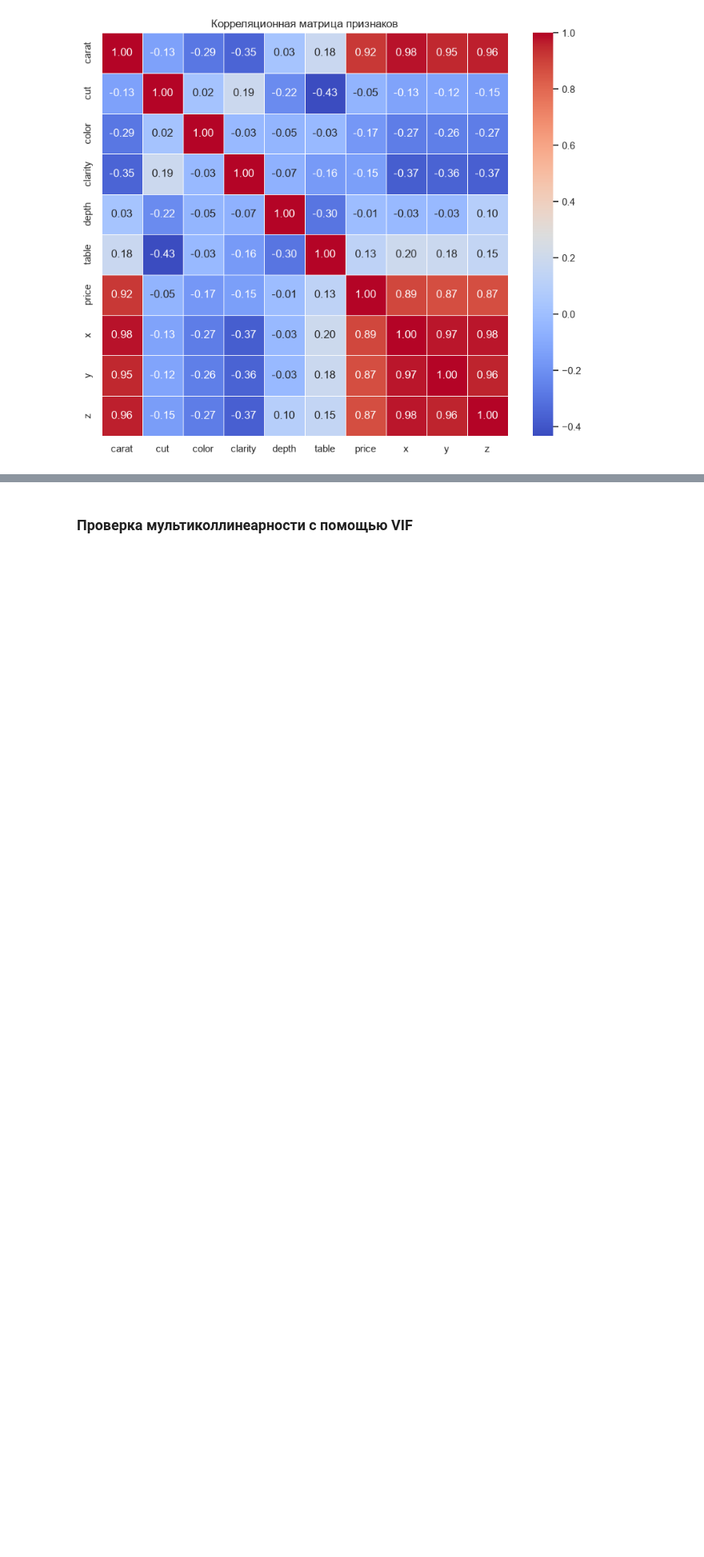
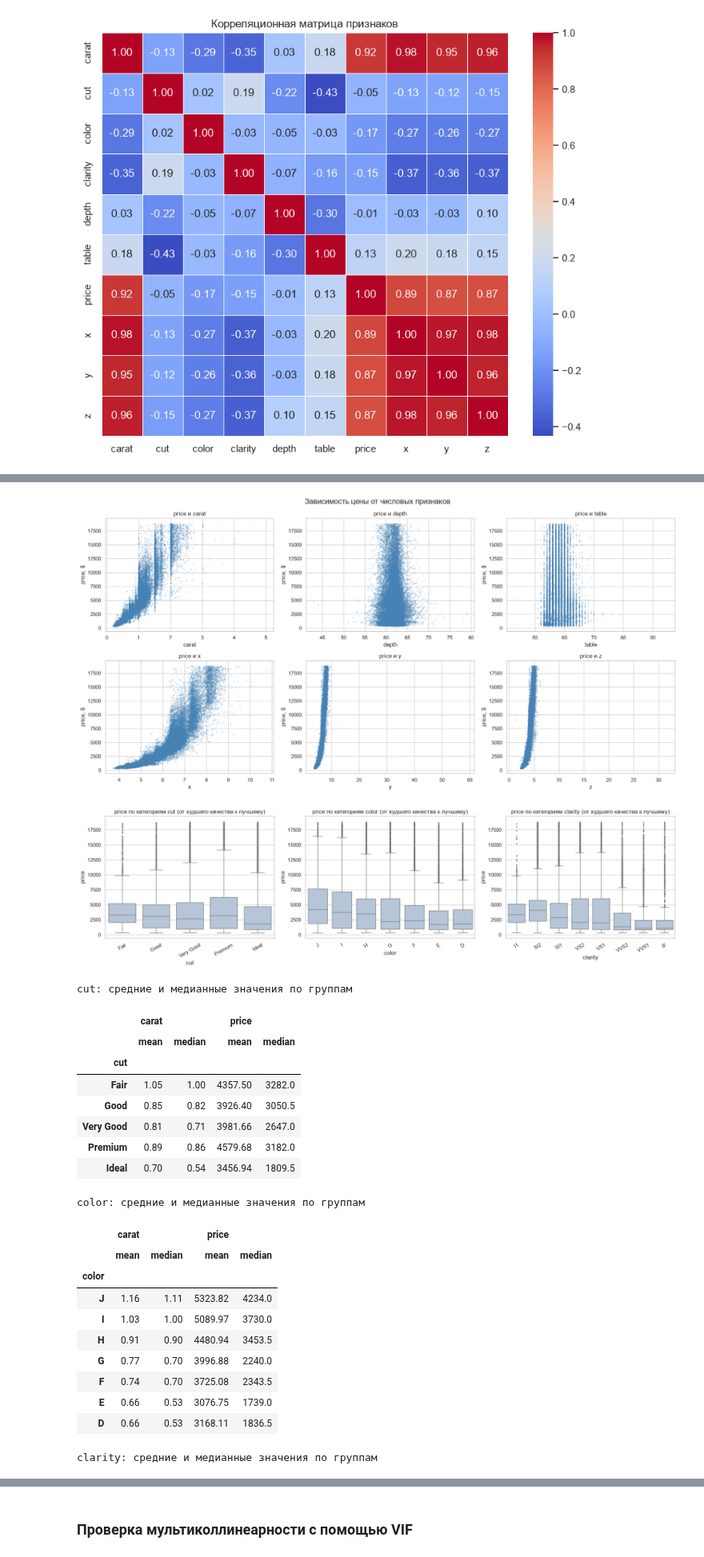
Before and after one commit to violllin/lab1_regression, a Jupyter notebook: lab1.ipynb, the cells around one changed output, grey strips where cells are left out. Shown at 80% size. Saved outputs shown, nothing was run; the diff lists cells and outputs as text; code cells hidden in the pictures; blank space fills up the shorter version.

```diff
--- a/lab1.ipynb
+++ b/lab1.ipynb
@@ -296,0 +352,47 @@ display(price_correlations.rename("Корреляция с price").to_frame())
+# %%
+# Визуальная проверка зависимости цены от признаков
+fig, axes = plt.subplots(2, 3, figsize=(18, 9))
+for ax, col in zip(axes.flat, numeric_features):
+    ax.scatter(df[col], df["price"], s=4, alpha=0.15, color="steelblue")
+    ax.set_xlabel(col)
+    ax.set_ylabel("price, $")
+    ax.set_title(f"price и {col}")
+plt.suptitle("Зависимость цены от числовых признаков", fontsize=16)
+plt.tight_layout()
+plt.show()
+
+fig, axes = plt.subplots(1, 3, figsize=(18, 5))
+for ax, col in zip(axes, categorical_features):
+    sns.boxplot(data=df, x=col, y="price", order=quality_order[col], ax=ax, color="lightsteelblue", fliersize=1.5)
+    ax.set_title(f"price по категориям {col} (от худшего качества к лучшему)")
+    ax.tick_params(axis="x", rotation=30)
+plt.tight_layout()
+plt.show()
+
+for col in categorical_features:
+    print(f"{col}: средние и медианные значения по группам")
+    display(df.groupby(col)[["carat", "price"]].agg(["mean", "median"]).loc[quality_order[col]].round(2))
+# %% [output]
+[figure, added]
+[figure, added]
+cut: средние и медианные значения по группам
+|  | carat |  | price |  |
+|  | mean | median | mean | median |
+| cut |  |  |  |  |
+| Fair | 1.05 | 1.00 | 4357.50 | 3282.0 |
+| Good | 0.85 | 0.82 | 3926.40 | 3050.5 |
+| Very Good | 0.81 | 0.71 | 3981.66 | 2647.0 |
+| Premium | 0.89 | 0.86 | 4579.68 | 3182.0 |
+| Ideal | 0.70 | 0.54 | 3456.94 | 1809.5 |
+color: средние и медианные значения по группам
+|  | carat |  | price |  |
+|  | mean | median | mean | median |
+| color |  |  |  |  |
+| J | 1.16 | 1.11 | 5323.82 | 4234.0 |
+| I | 1.03 | 1.00 | 5089.97 | 3730.0 |
+| H | 0.91 | 0.90 | 4480.94 | 3453.5 |
+| G | 0.77 | 0.70 | 3996.88 | 2240.0 |
+| F | 0.74 | 0.70 | 3725.08 | 2343.5 |
+| E | 0.66 | 0.53 | 3076.75 | 1739.0 |
+| D | 0.66 | 0.53 | 3168.11 | 1836.5 |
+clarity: средние и медианные значения по группам
```
Also changed, not shown: parts of 37 cells of this notebook.
